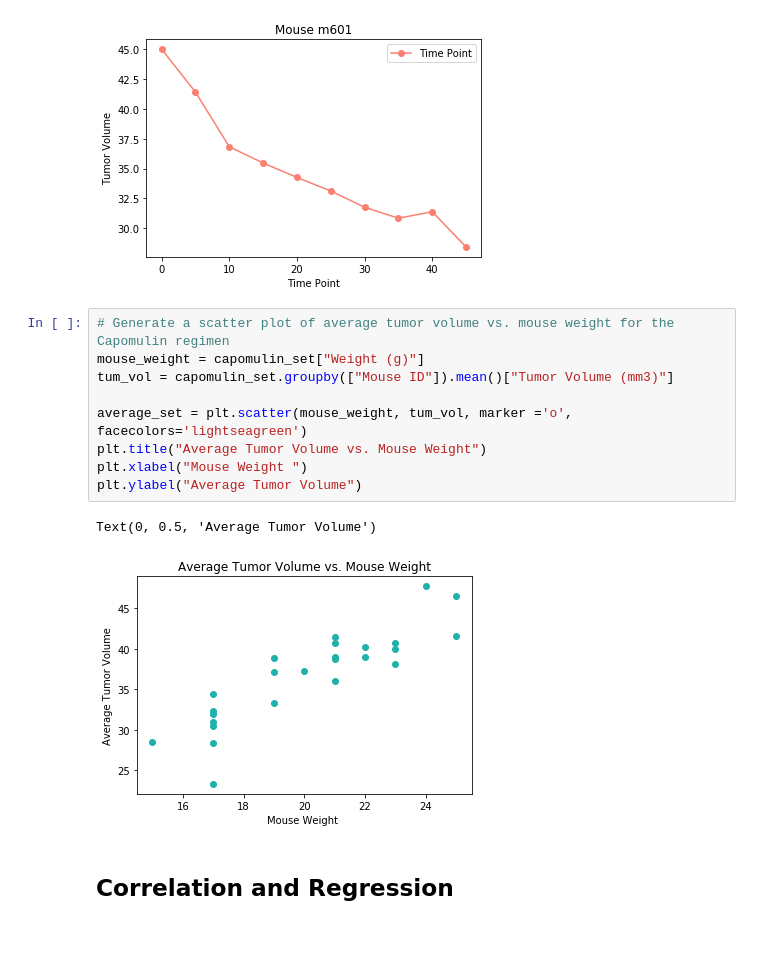
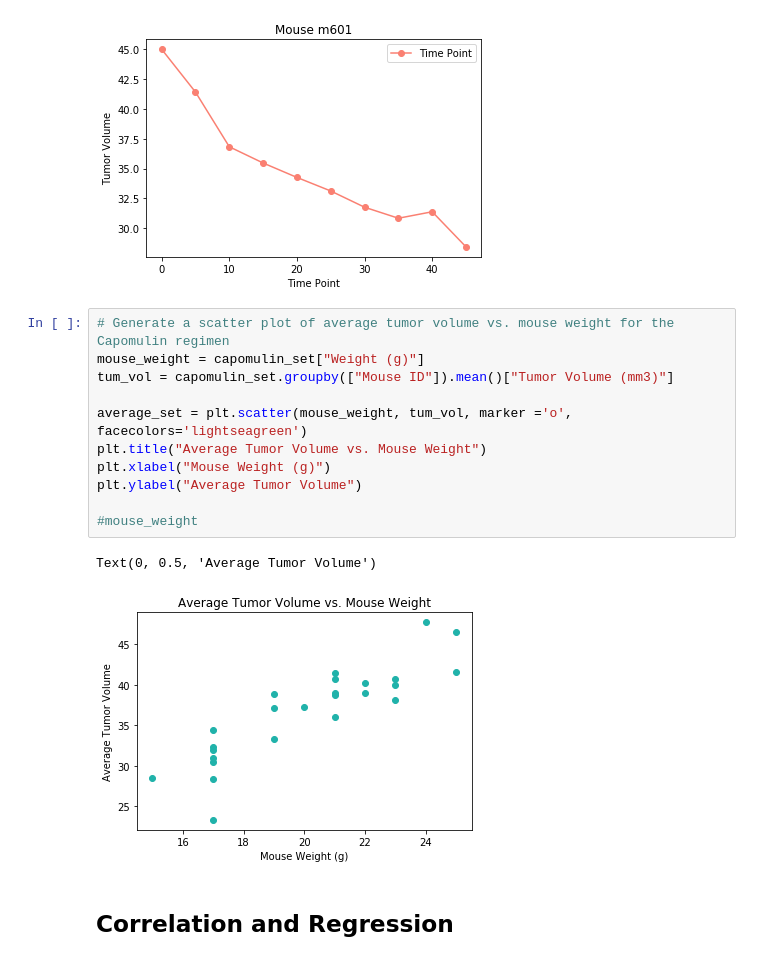
Before and after one commit to ceci-chapa/matplotlib-challenge, a Jupyter notebook: Pymaceuticals/pymaceuticals_starter.ipynb, the cells around one changed output. Drawn from its saved outputs; the diff is of its cells as text.

```diff
--- a/Pymaceuticals/pymaceuticals_starter.ipynb
+++ b/Pymaceuticals/pymaceuticals_starter.ipynb
@@ -382,15 +381,17 @@ plt.legend(loc="upper right")
 # %%
 # Generate a scatter plot of average tumor volume vs. mouse weight for the Capomulin regimen
 mouse_weight = capomulin_set["Weight (g)"]
 tum_vol = capomulin_set.groupby(["Mouse ID"]).mean()["Tumor Volume (mm3)"]
 
 average_set = plt.scatter(mouse_weight, tum_vol, marker ='o', facecolors='lightseagreen')
 plt.title("Average Tumor Volume vs. Mouse Weight")
-plt.xlabel("Mouse Weight ")
+plt.xlabel("Mouse Weight (g)")
 plt.ylabel("Average Tumor Volume")
+
+#mouse_weight
 # %% [output]
 Text(0, 0.5, 'Average Tumor Volume')
-[figure, old version]
+[figure, new version]
 # %% [markdown]
 ## Correlation and Regression
 # %%
```
Also changed, not shown: parts of 6 cells of this notebook.
